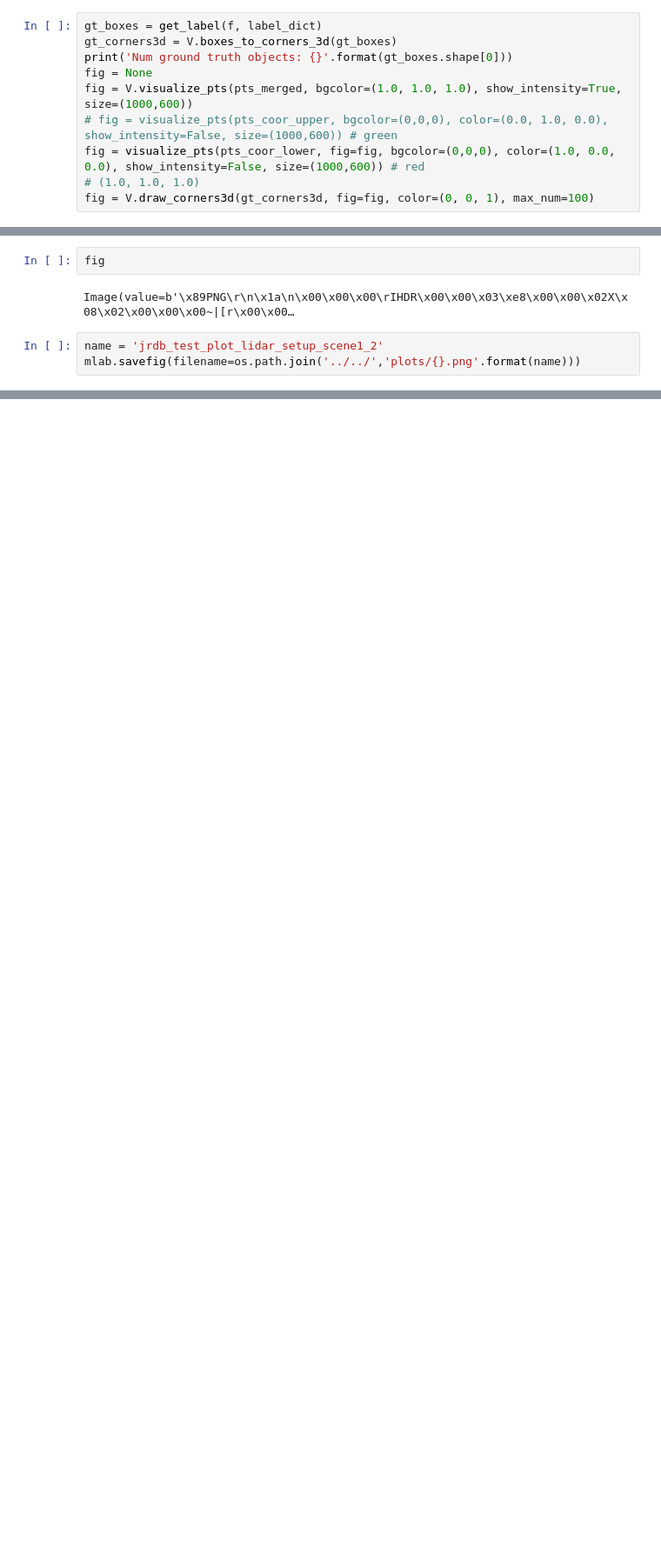
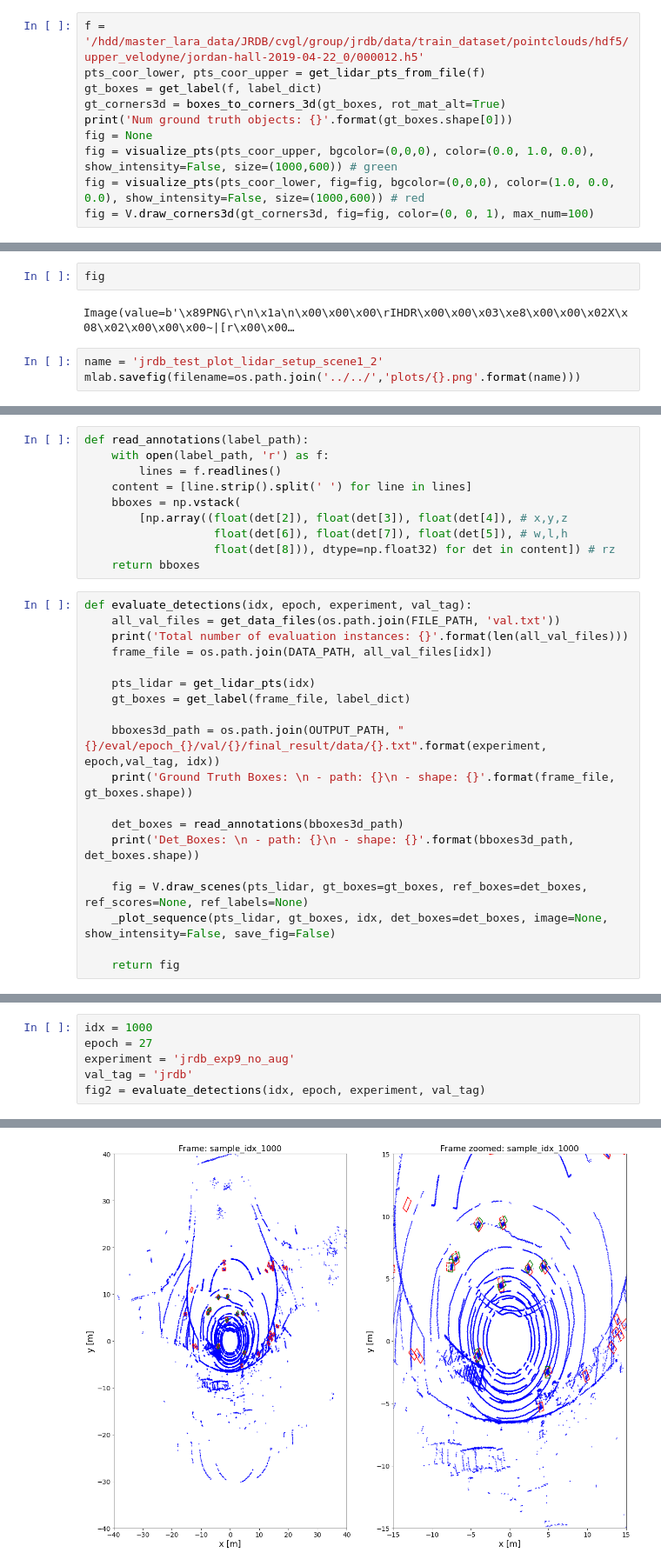
Before and after one commit to brudermueller/OpenPCDet, a Jupyter notebook: tools/visual_utils/JRDB_visualization.ipynb, the cells around one changed output, grey strips where cells are left out. Shown at 87% size. Drawn from its saved outputs; the diff is of its cells as text; blank space fills up the shorter version.

Commit message:
WIP: extend visualization tools

```diff
--- a/tools/visual_utils/JRDB_visualization.ipynb
+++ b/tools/visual_utils/JRDB_visualization.ipynb
@@ -158,11 +181,11 @@ def visualize_pts(pts, fig=None, bgcolor=(0, 0, 0), color=(1.0, 1.0, 1.0),
 # %%
+f = '/hdd/master_lara_data/JRDB/cvgl/group/jrdb/data/train_dataset/pointclouds/hdf5/upper_velodyne/jordan-hall-2019-04-22_0/000012.h5'
+pts_coor_lower, pts_coor_upper = get_lidar_pts_from_file(f)
 gt_boxes = get_label(f, label_dict)
-gt_corners3d = V.boxes_to_corners_3d(gt_boxes)
+gt_corners3d = boxes_to_corners_3d(gt_boxes, rot_mat_alt=True)
 print('Num ground truth objects: {}'.format(gt_boxes.shape[0]))
 fig = None
-fig = V.visualize_pts(pts_merged, bgcolor=(1.0, 1.0, 1.0), show_intensity=True, size=(1000,600))
-# fig = visualize_pts(pts_coor_upper, bgcolor=(0,0,0), color=(0.0, 1.0, 0.0), show_intensity=False, size=(1000,600)) # green
+fig = visualize_pts(pts_coor_upper, bgcolor=(0,0,0), color=(0.0, 1.0, 0.0), show_intensity=False, size=(1000,600)) # green
 fig = visualize_pts(pts_coor_lower, fig=fig, bgcolor=(0,0,0), color=(1.0, 0.0, 0.0), show_intensity=False, size=(1000,600)) # red
-# (1.0, 1.0, 1.0)
 fig = V.draw_corners3d(gt_corners3d, fig=fig, color=(0, 0, 1), max_num=100)
 # %% [output]
@@ -177,0 +204,29 @@ mlab.savefig(filename=os.path.join('../../','plots/{}.png'.format(name)))
+# %%
+def read_annotations(label_path):
+    with open(label_path, 'r') as f:
+        lines = f.readlines()
+    content = [line.strip().split(' ') for line in lines]
+    bboxes = np.vstack(
+        [np.array((float(det[2]), float(det[3]), float(det[4]), # x,y,z
+                   float(det[6]), float(det[7]), float(det[5]), # w,l,h
+                   float(det[8])), dtype=np.float32) for det in content]) # rz
+    return bboxes
+# %%
+def evaluate_detections(idx, epoch, experiment, val_tag):
+    all_val_files = get_data_files(os.path.join(FILE_PATH, 'val.txt'))
+    print('Total number of evaluation instances: {}'.format(len(all_val_files)))
+    frame_file = os.path.join(DATA_PATH, all_val_files[idx])
+
+    pts_lidar = get_lidar_pts(idx)
+    gt_boxes = get_label(frame_file, label_dict)
+
+    bboxes3d_path = os.path.join(OUTPUT_PATH, "{}/eval/epoch_{}/val/{}/final_result/data/{}.txt".format(experiment, epoch,val_tag, idx))
+    print('Ground Truth Boxes: \n - path: {}\n - shape: {}'.format(frame_file, gt_boxes.shape))
+
+    det_boxes = read_annotations(bboxes3d_path)
+    print('Det_Boxes: \n - path: {}\n - shape: {}'.format(bboxes3d_path, det_boxes.shape))
+
+    fig = V.draw_scenes(pts_lidar, gt_boxes=gt_boxes, ref_boxes=det_boxes, ref_scores=None, ref_labels=None)
+    _plot_sequence(pts_lidar, gt_boxes, idx, det_boxes=det_boxes, image=None, show_intensity=False, save_fig=False)
+
+    return fig
@@ -177,0 +272,7 @@ mlab.savefig(filename=os.path.join('../../','plots/{}.png'.format(name)))
+# %%
+idx = 1000
+epoch = 27
+experiment = 'jrdb_exp9_no_aug'
+val_tag = 'jrdb'
+fig2 = evaluate_detections(idx, epoch, experiment, val_tag)
+# %% [output]
@@ -177,0 +289 @@ mlab.savefig(filename=os.path.join('../../','plots/{}.png'.format(name)))
+[figure, added]
```
Also changed, not shown: parts of 42 cells of this notebook, 2 other files.
